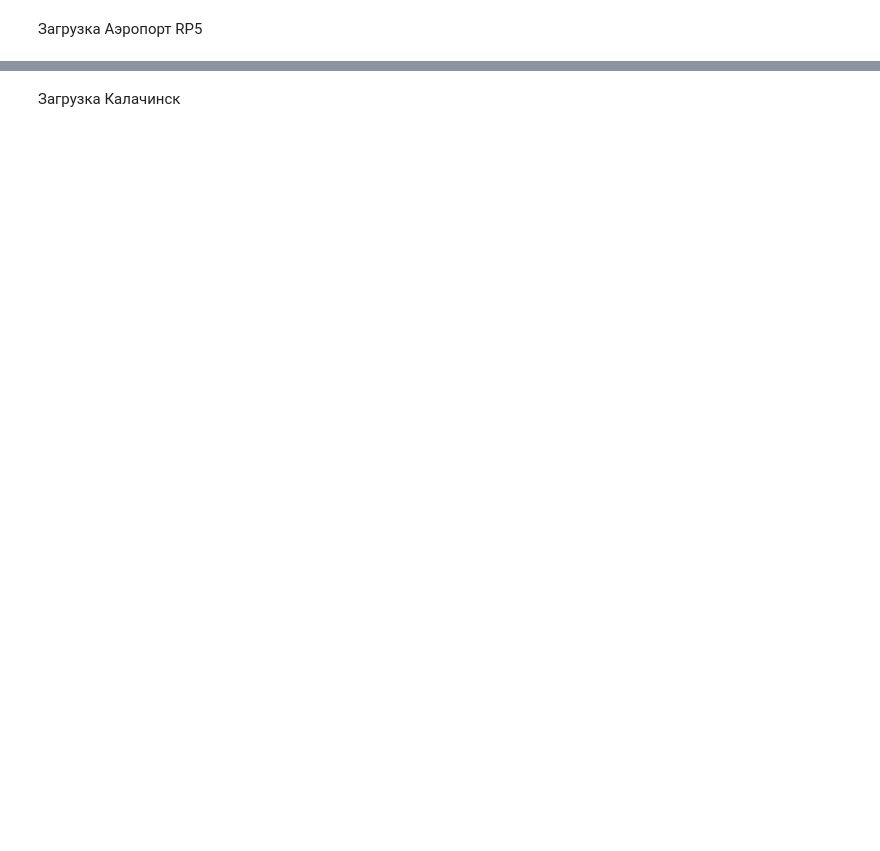
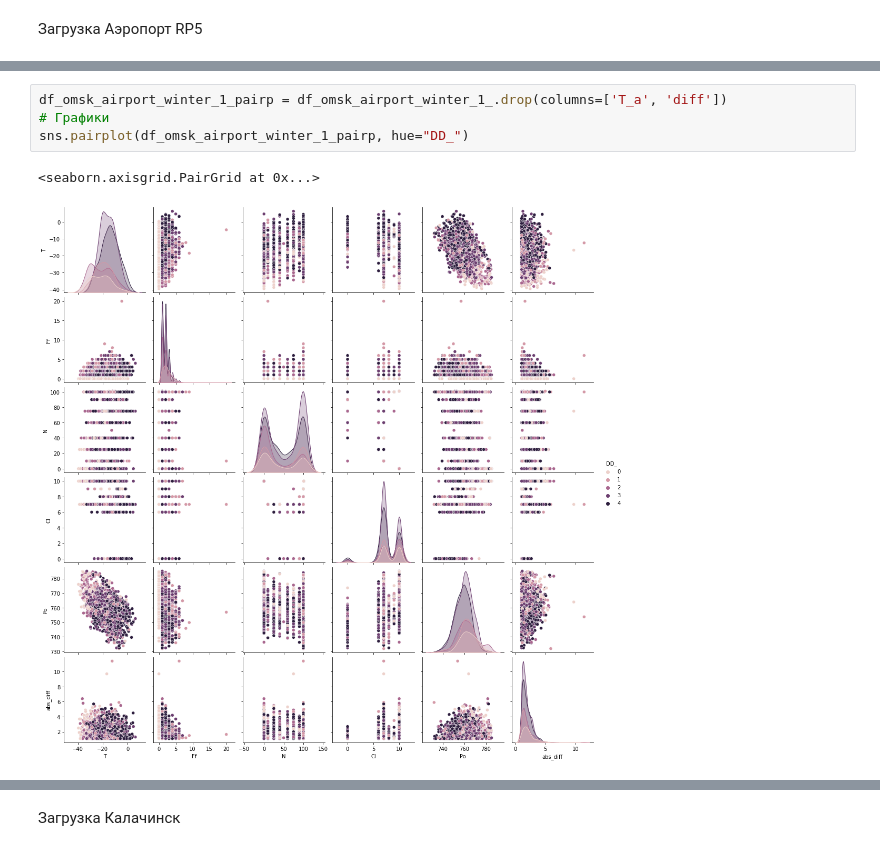
Before and after one commit to dimka11/coursework, a Jupyter notebook: NewData/analysis_compare.ipynb, the cells around one changed output, grey strips where cells are left out. Cells and saved outputs as stored; diff of their text form; blank space fills up the shorter version.

```diff
--- a/NewData/analysis_compare.ipynb
+++ b/NewData/analysis_compare.ipynb
@@ -104,0 +360,7 @@ df_airport =
+# %%
+df_omsk_airport_winter_1_pairp = df_omsk_airport_winter_1_.drop(columns=['T_a', 'diff'])
+# Графики
+sns.pairplot(df_omsk_airport_winter_1_pairp, hue="DD_")
+# %% [output]
+<seaborn.axisgrid.PairGrid at 0x...>
+[figure, added]
```
Also changed, not shown: parts of 58 cells of this notebook, 11 other files.
